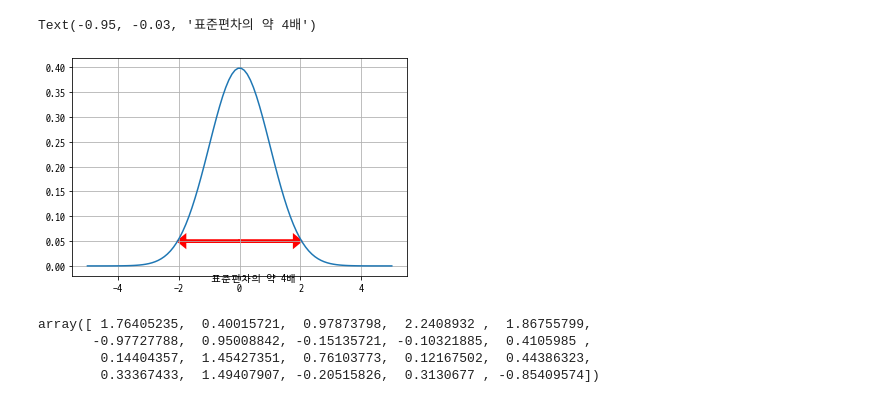
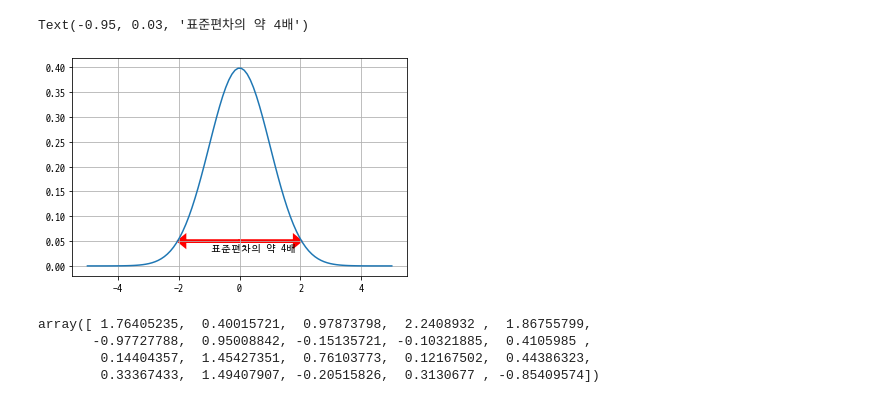
Before and after one commit to daewonyoon/misc, a Jupyter notebook: 2020/12_book_data_science_school/08.4.0.ipynb, the cells around one changed output. Cells and saved outputs as stored; diff of their text form; code cells hidden in the pictures.

```diff
--- a/2020/12_book_data_science_school/08.4.0.ipynb
+++ b/2020/12_book_data_science_school/08.4.0.ipynb
@@ -16,14 +16,14 @@ rv = sp.stats.norm(mu, std)
 # %%
 xx = np.linspace(-5, 5, 100)
 plt.grid(True)
 plt.plot(xx, rv.pdf(xx))
 
 plt.arrow(0, 0.05, 2, 0, lw=3, color='r', head_width=0.02, head_length=0.2, length_includes_head=True)
 plt.arrow(0, 0.05, -2, 0, lw=3, color='r', head_width=0.02, head_length=0.2, length_includes_head=True)
-plt.text(-0.95, -.03, "표준편차의 약 4배")
+plt.text(-0.95, 0.03, "표준편차의 약 4배")
 # %% [output]
-Text(-0.95, -0.03, '표준편차의 약 4배')
+Text(-0.95, 0.03, '표준편차의 약 4배')
-[figure, old version]
+[figure, new version]
 # %%
 np.random.seed(0)
 x = rv.rvs(20)
```
Also changed, not shown: parts of 1 cell of this notebook, 3 other files.
